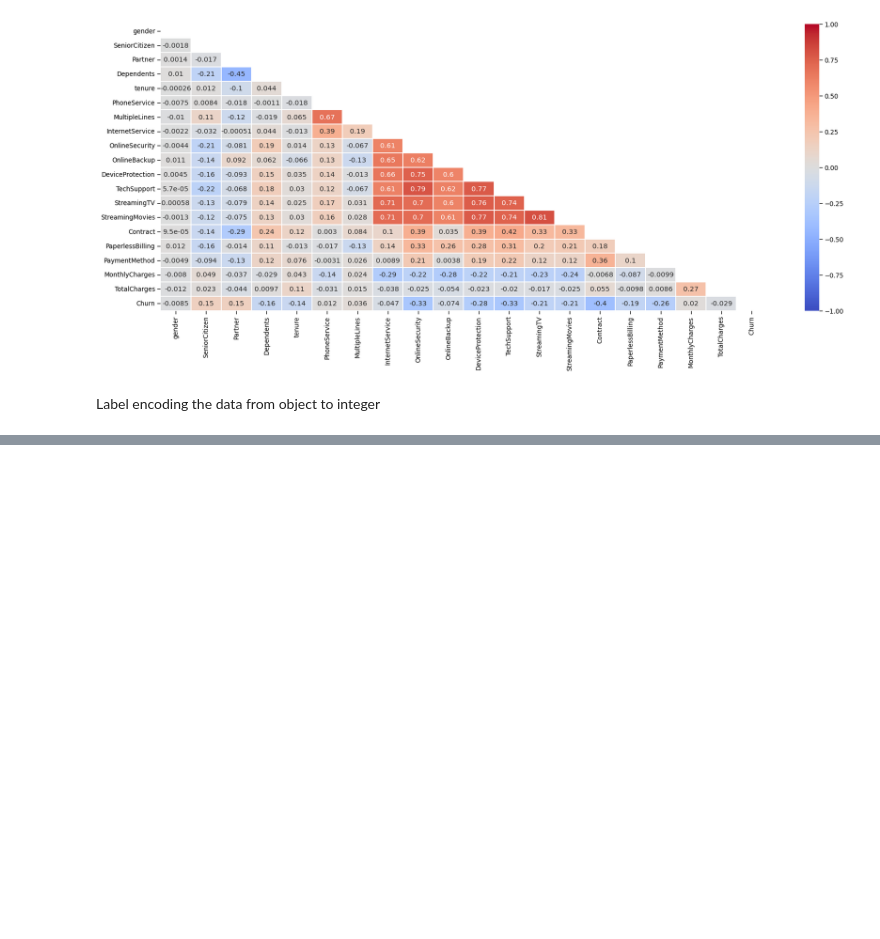
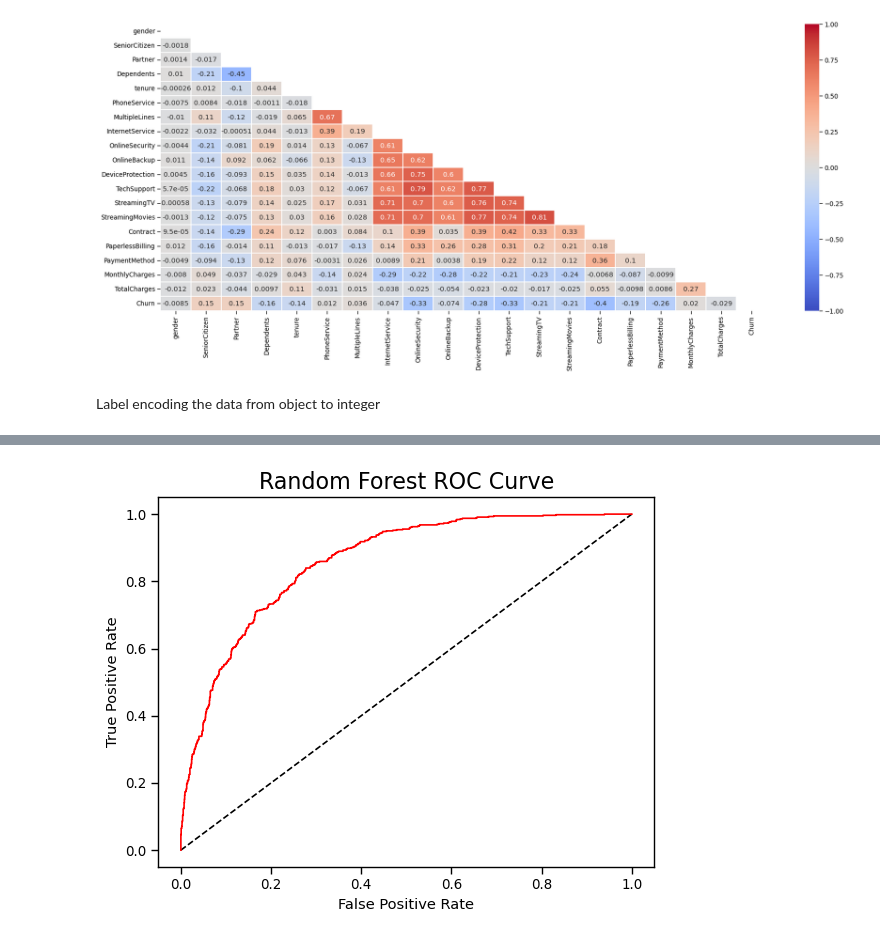
Before and after one commit to sohailash/sohail, a Jupyter notebook: ML Projects/Customer_churn.ipynb, the cells around one changed output, grey strips where cells are left out. Saved outputs shown, nothing was run; the diff lists cells and outputs as text; code cells hidden in the pictures; blank space fills up the shorter version.

```diff
--- a/ML Projects/Customer_churn.ipynb
+++ b/ML Projects/Customer_churn.ipynb
@@ -284,0 +353,11 @@ for feat in num_cols: distplot(feat, df)
+# %%
+y_rfpred_prob = model_rf.predict_proba(X_test)[:,1]
+fpr_rf, tpr_rf, thresholds = roc_curve(y_test, y_rfpred_prob)
+plt.plot([0, 1], [0, 1], 'k--' )
+plt.plot(fpr_rf, tpr_rf, label='Random Forest',color = "r")
+plt.xlabel('False Positive Rate')
+plt.ylabel('True Positive Rate')
+plt.title('Random Forest ROC Curve',fontsize=16)
+plt.show();
+# %% [output]
+[figure, added]
```
Also changed, not shown: parts of 13 cells of this notebook.
